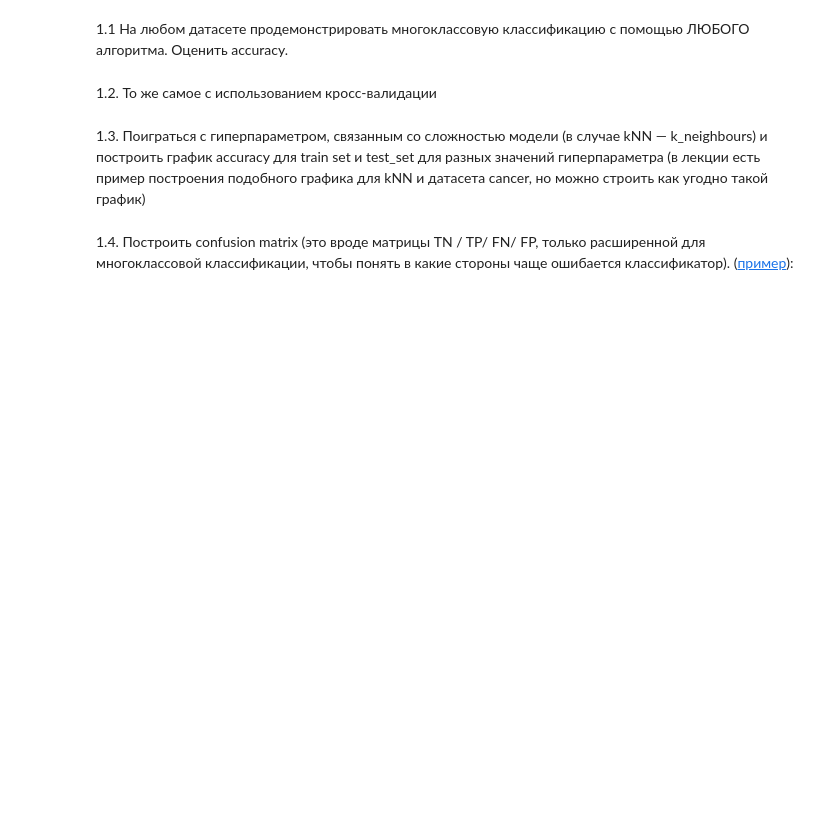
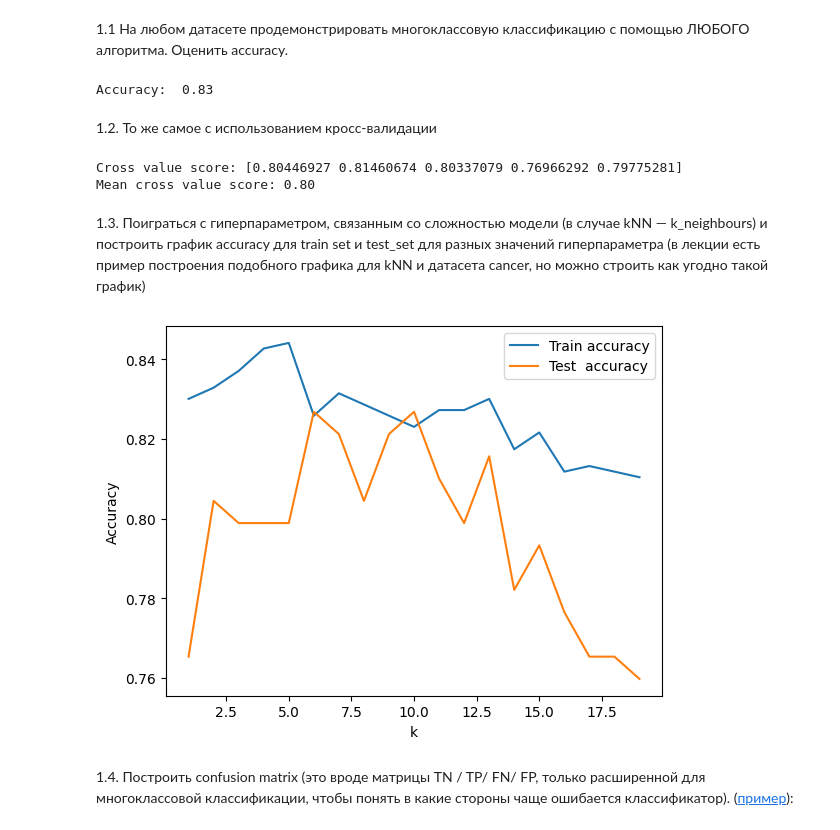
Before and after one commit to ArtyomStebenev/IOT-NN, a Jupyter notebook: lab_4_regression_and_classification.ipynb, the cells around one changed output. Cells and saved outputs as stored; diff of their text form; code cells hidden in the pictures; blank space fills up the shorter version.

```diff
--- a/lab_4_regression_and_classification.ipynb
+++ b/lab_4_regression_and_classification.ipynb
@@ -190,9 +212,61 @@ plt.show()
 **1. Многоклассовая классификация:**
 # %% [markdown]
 1.1 На любом датасете продемонстрировать многоклассовую классификацию с помощью ЛЮБОГО алгоритма. Оценить accuracy.
+# %%
+from sklearn.neighbors import KNeighborsClassifier
+from sklearn.metrics   import accuracy_score
+
+
+x = StandardScaler().fit_transform(dataset.drop('Survived_1', axis=1))
+y = dataset['Survived_1']
+
+train: dict = {'x': np.empty, 'y': np.empty}
+test:  dict = {'x': np.empty, 'y': np.empty}
+
+train['x'], test['x'], train['y'], test['y'] = train_test_split(x, y, test_size=0.2, random_state=42)
+
+
+knn = KNeighborsClassifier(n_neighbors=10)
+knn.fit(train['x'], train['y'])
+forecast: bool = knn.predict(test['x'])
+
+
+print(f"Accuracy: {accuracy_score(test['y'], forecast): .2f}")
+# %% [output]
+Accuracy:  0.83
 # %% [markdown]
 1.2. То же самое с использованием кросс-валидации
+# %%
+from sklearn.model_selection import cross_val_score
+
+scores: np.ndarray = cross_val_score(knn, x, y, cv=5)
+print(f"Cross value score: {scores}")
+print(f"Mean cross value score: {scores.mean():.2f}")
+# %% [output]
+Cross value score: [0.80446927 0.81460674 0.80337079 0.76966292 0.79775281]
+Mean cross value score: 0.80
 # %% [markdown]
 1.3. Поиграться с гиперпараметром, связанным со сложностью модели (в случае kNN — k_neighbours) и построить график accuracy для train set и test_set для разных значений гиперпараметра (в лекции есть пример построения подобного графика для kNN и датасета cancer, но можно строить как угодно такой график)
+# %%
+train_accuracy: list = []
+test_accuracy : list = []
+k_values: range = range(1, 20)
+
+
+for k in k_values:
+    knn = KNeighborsClassifier(n_neighbors=k)
+    knn.fit(train['x'], train['y'])
+
+    train_accuracy.append(accuracy_score(train['y'], knn.predict(train['x'])))
+    test_accuracy .append(accuracy_score(test ['y'], knn.predict(test ['x'])))
+
+plt.plot(k_values, train_accuracy, label='Train accuracy')
+plt.plot(k_values, test_accuracy,  label='Test  accuracy')
+plt.xlabel('k')
+plt.ylabel('Accuracy')
+plt.legend()
+plt.show()
+# %% [output]
+[figure, added]
 # %% [markdown]
 1.4. Построить confusion matrix (это вроде матрицы TN / TP/ FN/ FP, только расширенной для многоклассовой классификации, чтобы понять в какие стороны чаще ошибается классификатор). ([пример](https://scikit-learn.org/stable/auto_examples/model_selection/plot_confusion_matrix.html)):
```
Also changed, not shown: parts of 2 cells of this notebook.
